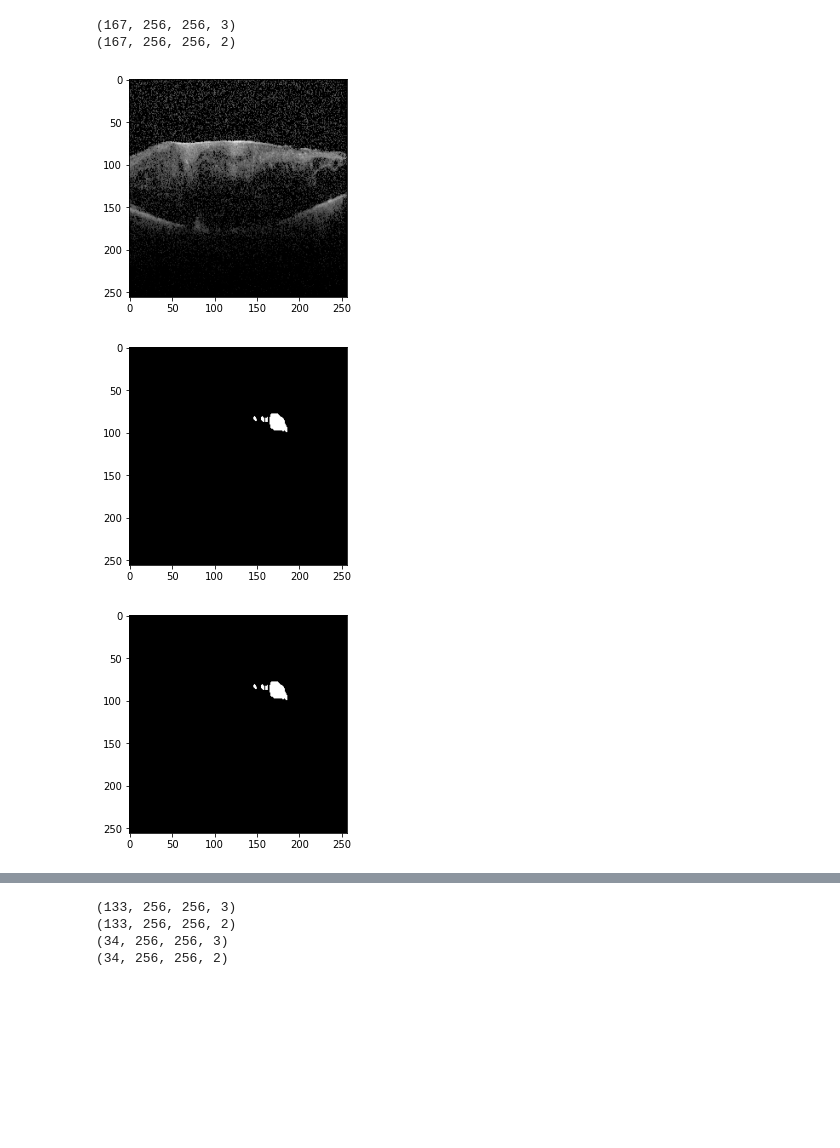
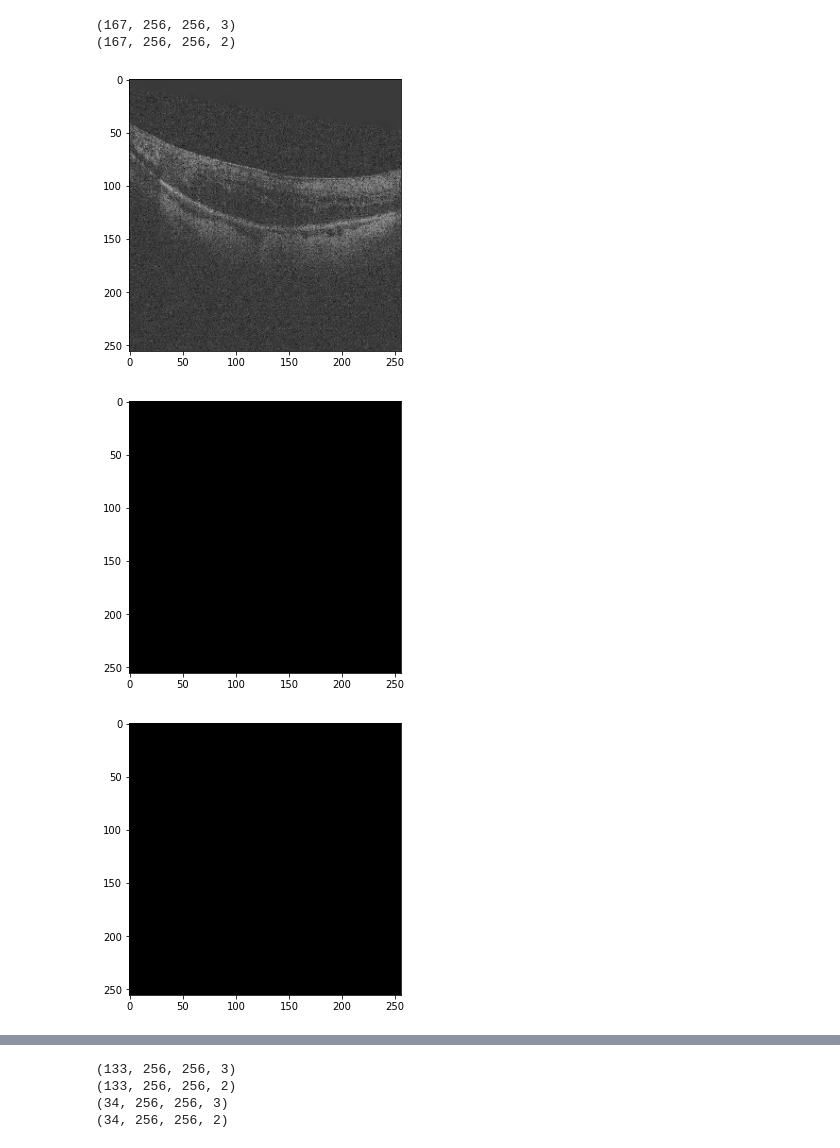
Before and after one commit to birajaghoshal/OCT_Fluid_Segmentation, a Jupyter notebook: Multi_Class_Segmentation_OCT_V2_0.ipynb, the cells around one changed output, grey strips where cells are left out. Cells and saved outputs as stored; diff of their text form; code cells hidden in the pictures; blank space fills up the shorter version.

```diff
--- a/Multi_Class_Segmentation_OCT_V2_0.ipynb
+++ b/Multi_Class_Segmentation_OCT_V2_0.ipynb
@@ -356,21 +358,21 @@ print(Y.shape)
 # %%
 from google.colab.patches import cv2_imshow
 
-i = 114
+i = 0
 
 from matplotlib import pyplot as plt
-plt.imshow(X[i])
+plt.imshow(X[i], cmap='gray')
 plt.show()
 
 plt.imshow(Y[i,:,:,0], cmap='gray')
 plt.show()
 
 plt.imshow(Y_irf[i,:,:,0], cmap='gray')
 plt.show()
 
 plt.imshow(Y_srf[i,:,:,0], cmap='gray')
 plt.show()
 # %% [output]
-[figure, old version]
+[figure, new version]
-[figure, old version]
+[figure, new version]
-[figure, old version]
+[figure, new version]
```
Also changed, not shown: parts of 8 cells of this notebook.
